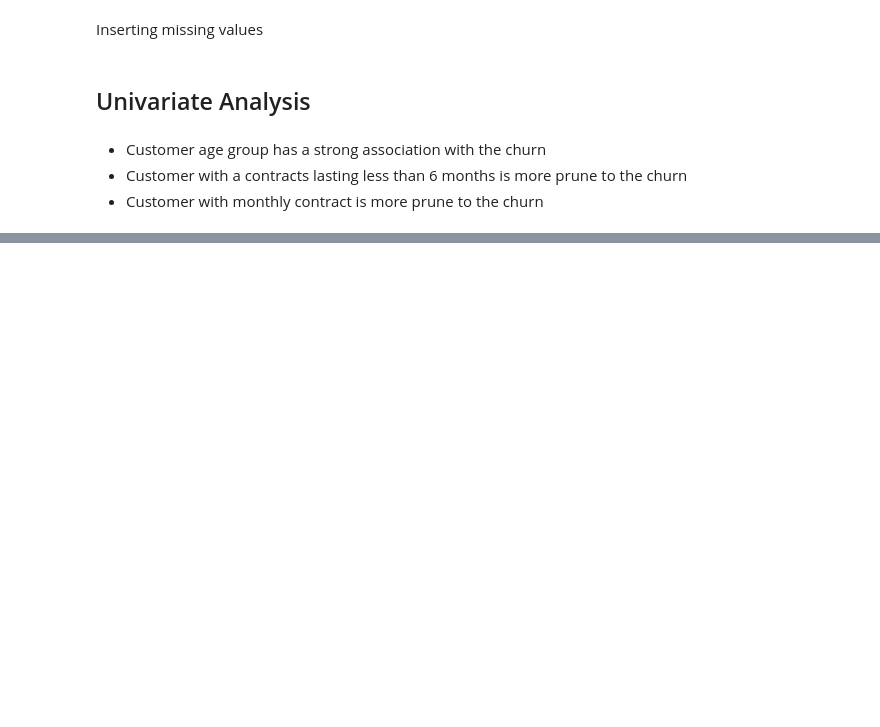
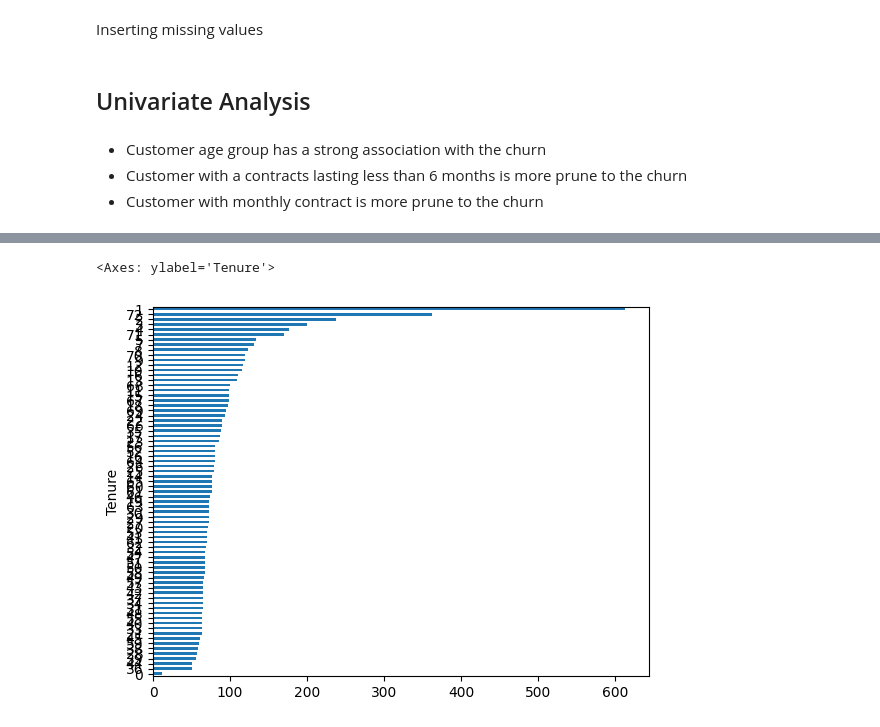
Before and after one commit to charmingruby/churnity, a Jupyter notebook: src/churn_eda.ipynb, the cells around one changed output, grey strips where cells are left out. Cells and saved outputs as stored; diff of their text form; code cells hidden in the pictures; blank space fills up the shorter version.

```diff
--- a/src/churn_eda.ipynb
+++ b/src/churn_eda.ipynb
@@ -208,0 +276,6 @@ ax.bar_label(ax.containers[0])
+# %%
+# Present the customers quantity per contract time - plot
+df_churn.groupby(['Tenure'])['Tenure'].count().sort_values().plot.barh(figsize=(20, 20))
+# %% [output]
+<Axes: ylabel='Tenure'>
+[figure, added]
```
Also changed, not shown: parts of 13 cells of this notebook.
